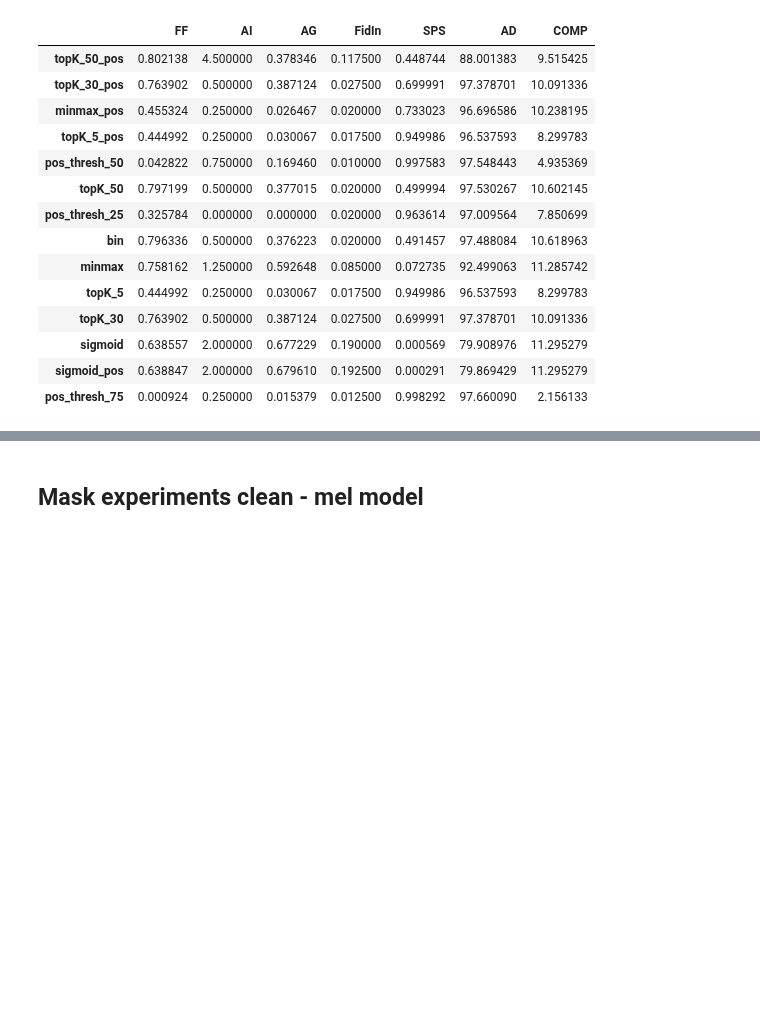
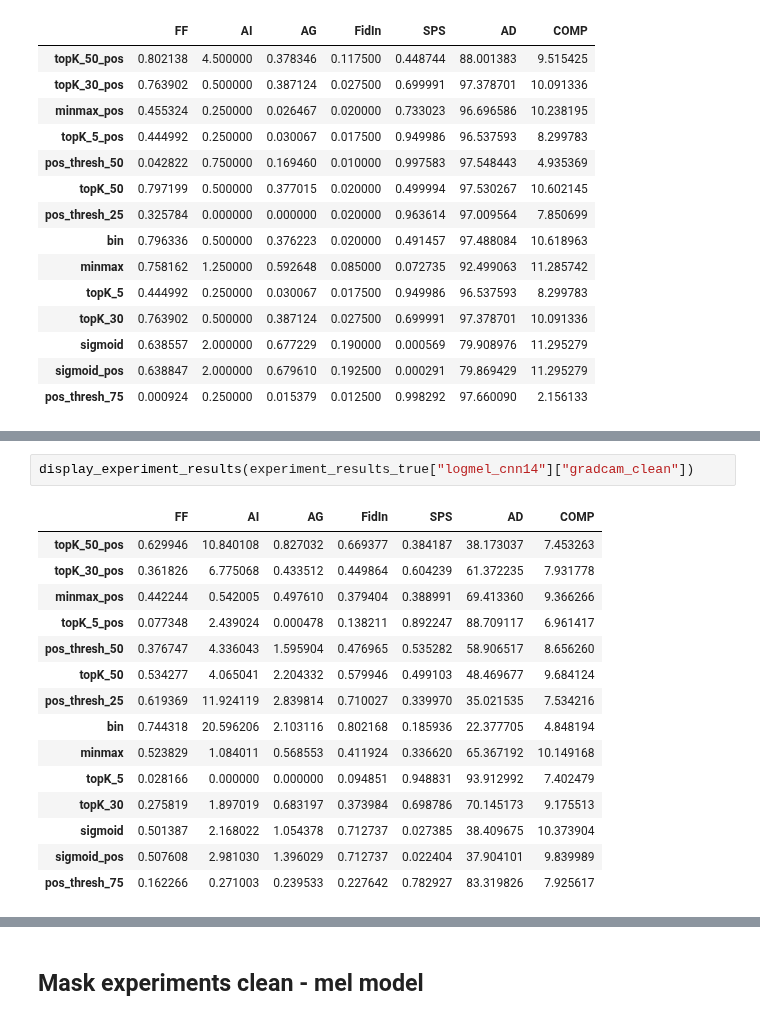
Before and after one commit to exile8/coursework24, a Jupyter notebook: tables.ipynb, the cells around one changed output, grey strips where cells are left out. Drawn from its saved outputs; the diff is of its cells as text; blank space fills up the shorter version.

```diff
--- a/tables.ipynb
+++ b/tables.ipynb
@@ -269,0 +315,18 @@ display_experiment_results(experiment_results["cnn14_logstft"]["shap_clean"])
+# %%
+display_experiment_results(experiment_results_true["logmel_cnn14"]["gradcam_clean"])
+# %% [output]
+|  | FF | AI | AG | FidIn | SPS | AD | COMP |
+| topK_50_pos | 0.629946 | 10.840108 | 0.827032 | 0.669377 | 0.384187 | 38.173037 | 7.453263 |
+| topK_30_pos | 0.361826 | 6.775068 | 0.433512 | 0.449864 | 0.604239 | 61.372235 | 7.931778 |
+| minmax_pos | 0.442244 | 0.542005 | 0.497610 | 0.379404 | 0.388991 | 69.413360 | 9.366266 |
+| topK_5_pos | 0.077348 | 2.439024 | 0.000478 | 0.138211 | 0.892247 | 88.709117 | 6.961417 |
+| pos_thresh_50 | 0.376747 | 4.336043 | 1.595904 | 0.476965 | 0.535282 | 58.906517 | 8.656260 |
+| topK_50 | 0.534277 | 4.065041 | 2.204332 | 0.579946 | 0.499103 | 48.469677 | 9.684124 |
+| pos_thresh_25 | 0.619369 | 11.924119 | 2.839814 | 0.710027 | 0.339970 | 35.021535 | 7.534216 |
+| bin | 0.744318 | 20.596206 | 2.103116 | 0.802168 | 0.185936 | 22.377705 | 4.848194 |
+| minmax | 0.523829 | 1.084011 | 0.568553 | 0.411924 | 0.336620 | 65.367192 | 10.149168 |
+| topK_5 | 0.028166 | 0.000000 | 0.000000 | 0.094851 | 0.948831 | 93.912992 | 7.402479 |
+| topK_30 | 0.275819 | 1.897019 | 0.683197 | 0.373984 | 0.698786 | 70.145173 | 9.175513 |
+| sigmoid | 0.501387 | 2.168022 | 1.054378 | 0.712737 | 0.027385 | 38.409675 | 10.373904 |
+| sigmoid_pos | 0.507608 | 2.981030 | 1.396029 | 0.712737 | 0.022404 | 37.904101 | 9.839989 |
+| pos_thresh_75 | 0.162266 | 0.271003 | 0.239533 | 0.227642 | 0.782927 | 83.319826 | 7.925617 |
```
Also changed, not shown: parts of 22 cells of this notebook, 1 other file.
